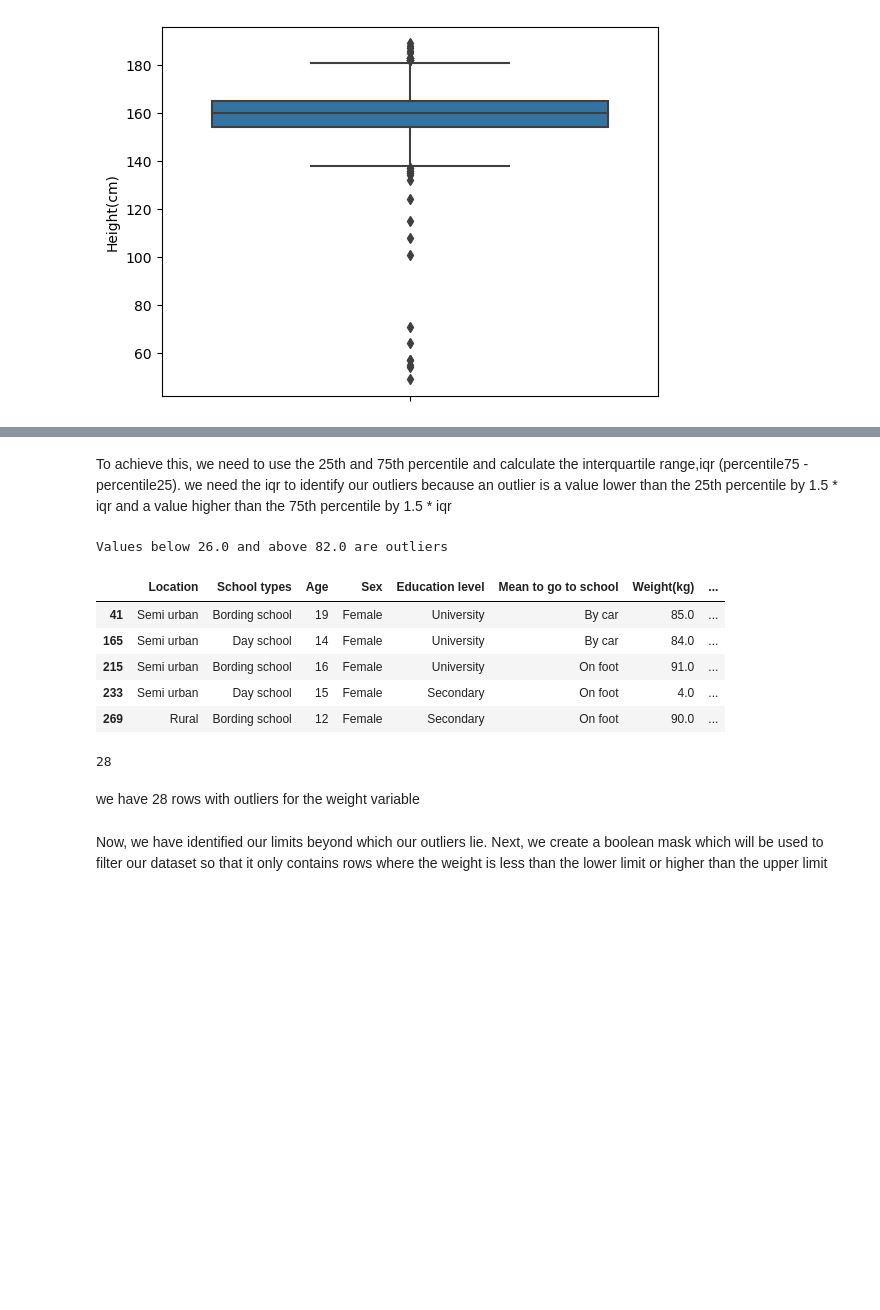
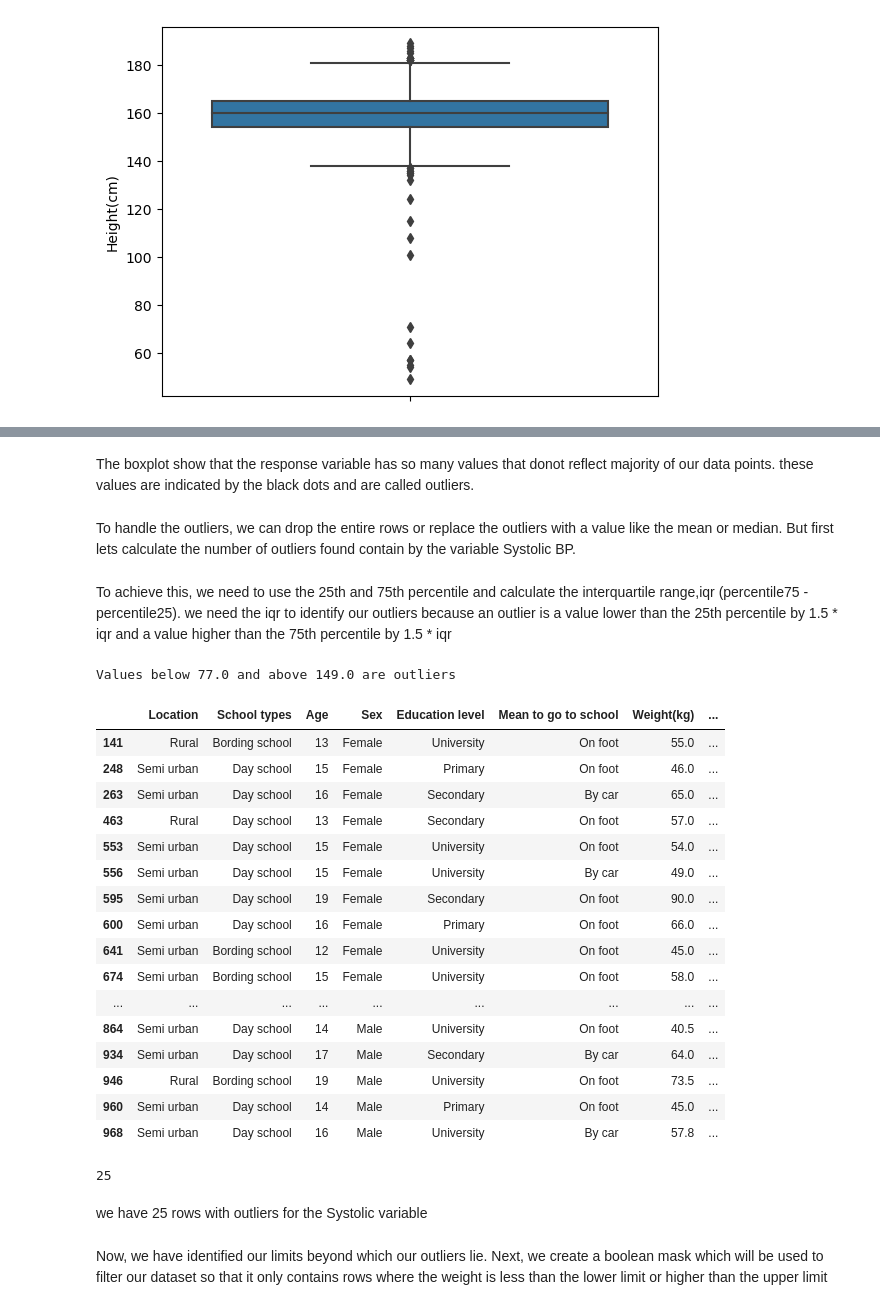
Before and after one commit to Ndong21/Datascience_python_regression, a Jupyter notebook: Datascience_python_regression.ipynb, the cells around one changed output, grey strips where cells are left out. Saved outputs shown, nothing was run; the diff lists cells and outputs as text; code cells hidden in the pictures; blank space fills up the shorter version.

Commit message:
univariate analysis on systolic bp

```diff
--- a/Datascience_python_regression.ipynb
+++ b/Datascience_python_regression.ipynb
@@ -622,39 +670,54 @@ box=sns.boxplot(y=students['Height(cm)'])
+# %% [markdown]
+The boxplot show that the response variable has so many values that donot reflect majority of our data points. these values are indicated by the black dots and are called outliers.
+# %% [markdown]
+To handle the outliers, we can drop the entire rows or replace the outliers with a value like the mean or median. But first lets calculate the number of outliers found contain by the variable Systolic BP.
 # %% [markdown]
 To achieve this, we need to use the 25th and 75th percentile and calculate the interquartile range,iqr (percentile75 - percentile25). we need the iqr to identify our outliers because an outlier is a value lower than the 25th percentile by 1.5 * iqr and a value higher than the 75th percentile by 1.5 * iqr
 # %%
-# calculate 25th percentile of weight
-percentile25 = students['Weight(kg)'].quantile(0.25)
+# calculate 25th percentile of systolic BP
+percentile25 = students['Systolic BP'].quantile(0.25)
 
-# calculate 75th percentile of weight
-percentile75 = students['Weight(kg)'].quantile(0.75)
+# calculate 75th percentile of systolic BP
+percentile75 = students['Systolic BP'].quantile(0.75)
 
 # calculate the iqr
 iqr = percentile75 - percentile25
 
-#calculate the upper and lower thresholds
+# calculate the upper and lower thresholds beyong which any value is considered a outlier.
 upper_limit = percentile75 + 1.5 * iqr
 lower_limit = percentile25 - 1.5 * iqr
 
 # print the lower and upper limits
 print(f'''Values below {lower_limit} and above {upper_limit} are outliers''')
 # %% [output]
-Values below 26.0 and above 82.0 are outliers
+Values below 77.0 and above 149.0 are outliers
 # %%
 # print out the rows that contain outliers
-outliers = students[(students['Weight(kg)'] < lower_limit) | (students['Weight(kg)'] > upper_limit) ]
-outliers.head()
+outliers = students[(students['Systolic BP'] < lower_limit) | (students['Systolic BP'] > upper_limit) ]
+outliers.head(20)
 # %% [output]
 |  | Location | School types | Age | Sex | Education level | Mean to go to school | Weight(kg) | ... |
-| 41 | Semi urban | Bording school | 19 | Female | University | By car | 85.0 | ... |
-| 165 | Semi urban | Day school | 14 | Female | University | By car | 84.0 | ... |
-| 215 | Semi urban | Bording school | 16 | Female | University | On foot | 91.0 | ... |
-| 233 | Semi urban | Day school | 15 | Female | Secondary | On foot | 4.0 | ... |
-| 269 | Rural | Bording school | 12 | Female | Secondary | On foot | 90.0 | ... |
+| 141 | Rural | Bording school | 13 | Female | University | On foot | 55.0 | ... |
+| 248 | Semi urban | Day school | 15 | Female | Primary | On foot | 46.0 | ... |
+| 263 | Semi urban | Day school | 16 | Female | Secondary | By car | 65.0 | ... |
+| 463 | Rural | Day school | 13 | Female | Secondary | On foot | 57.0 | ... |
+| 553 | Semi urban | Day school | 15 | Female | University | On foot | 54.0 | ... |
+| 556 | Semi urban | Day school | 15 | Female | University | By car | 49.0 | ... |
+| 595 | Semi urban | Day school | 19 | Female | Secondary | On foot | 90.0 | ... |
+| 600 | Semi urban | Day school | 16 | Female | Primary | On foot | 66.0 | ... |
+| 641 | Semi urban | Bording school | 12 | Female | University | On foot | 45.0 | ... |
+| 674 | Semi urban | Bording school | 15 | Female | University | On foot | 58.0 | ... |
+| ... | ... | ... | ... | ... | ... | ... | ... | ... |
+| 864 | Semi urban | Day school | 14 | Male | University | On foot | 40.5 | ... |
+| 934 | Semi urban | Day school | 17 | Male | Secondary | By car | 64.0 | ... |
+| 946 | Rural | Bording school | 19 | Male | University | On foot | 73.5 | ... |
+| 960 | Semi urban | Day school | 14 | Male | Primary | On foot | 45.0 | ... |
+| 968 | Semi urban | Day school | 16 | Male | University | By car | 57.8 | ... |
 # %%
 outliers.shape[0]
 # %% [output]
-28
+25
 # %% [markdown]
-we have 28 rows with outliers for the weight variable
+we have 25 rows with outliers for the Systolic variable
 # %% [markdown]
 Now, we have identified our limits beyond which our outliers lie. Next, we create a boolean mask which will be used to filter our dataset so that it only contains rows where the weight is less than the lower limit or higher than the upper limit
```
Also changed, not shown: parts of 27 cells of this notebook.
